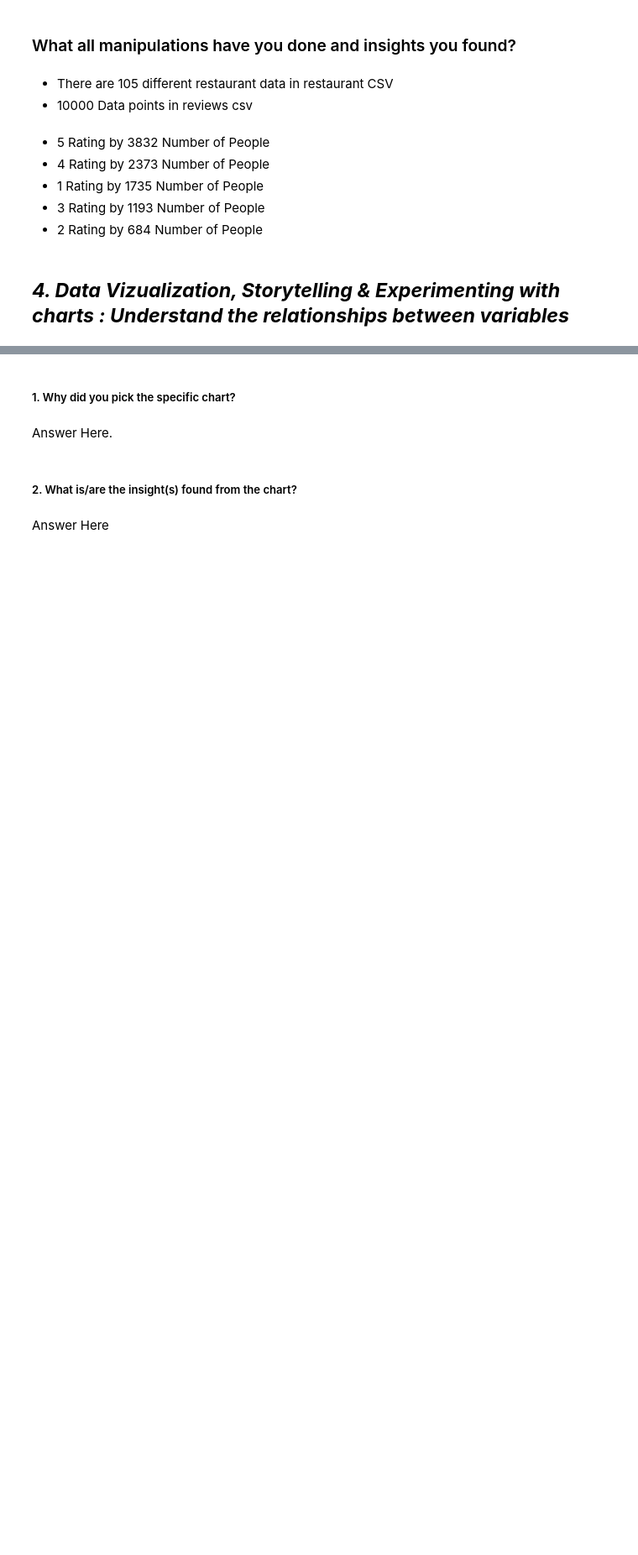
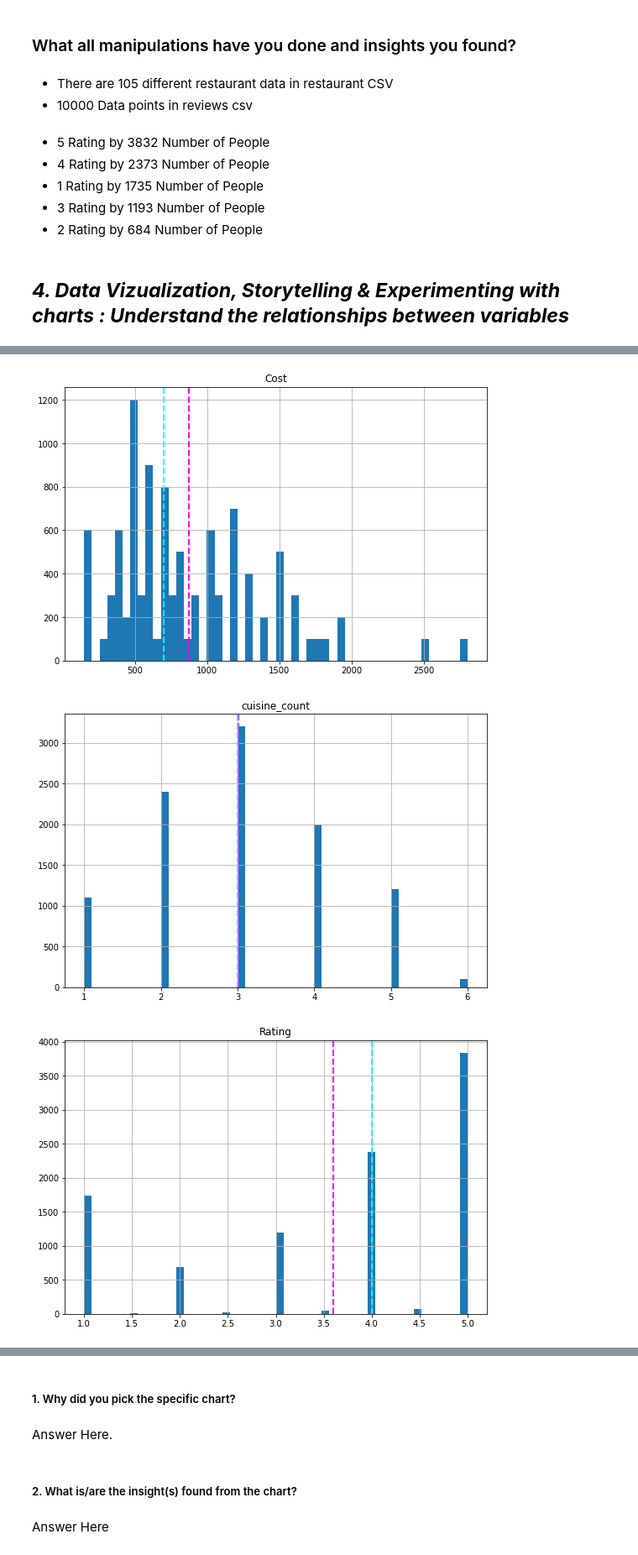
Before and after one commit to v1git12/Capstone-Project-4-Zomato-Restraurant-Clustering-And-Sentiment-Analysis, a Jupyter notebook: Zomato_Restaurant_Clustering_&_Sentiment_Analysis.ipynb, the cells around one changed output, grey strips where cells are left out. Shown at 84% size. Saved outputs shown, nothing was run; the diff lists cells and outputs as text; code cells hidden in the pictures; blank space fills up the shorter version.

```diff
--- a/Zomato_Restaurant_Clustering_&_Sentiment_Analysis.ipynb
+++ b/Zomato_Restaurant_Clustering_&_Sentiment_Analysis.ipynb
@@ -856,0 +945,20 @@ plt.show()
+# %%
+# GRAPH - 2
+# Hist Plot of some important numerical feature
+# To see the distributions and skewness of the numerical feature
+numeric_features = zomato_data[['Cost','cuisine_count','Rating','Pictures','Review_count','Followers']].describe().columns
+numeric_features
+# To see the distributions and skewness of the numerical feature
+for col in numeric_features:
+    fig = plt.figure(figsize=(9, 6))
+    ax = fig.gca()
+    feature = zomato_data[col]
+    feature.hist(bins=50, ax = ax)
+    ax.axvline(feature.mean(), color='magenta', linestyle='dashed', linewidth=2)
+    ax.axvline(feature.median(), color='cyan', linestyle='dashed', linewidth=2)
+    ax.set_title(col)
+plt.show()
+# %% [output]
+[figure, added]
+[figure, added]
+[figure, added]
```
Also changed, not shown: parts of 158 cells of this notebook.
